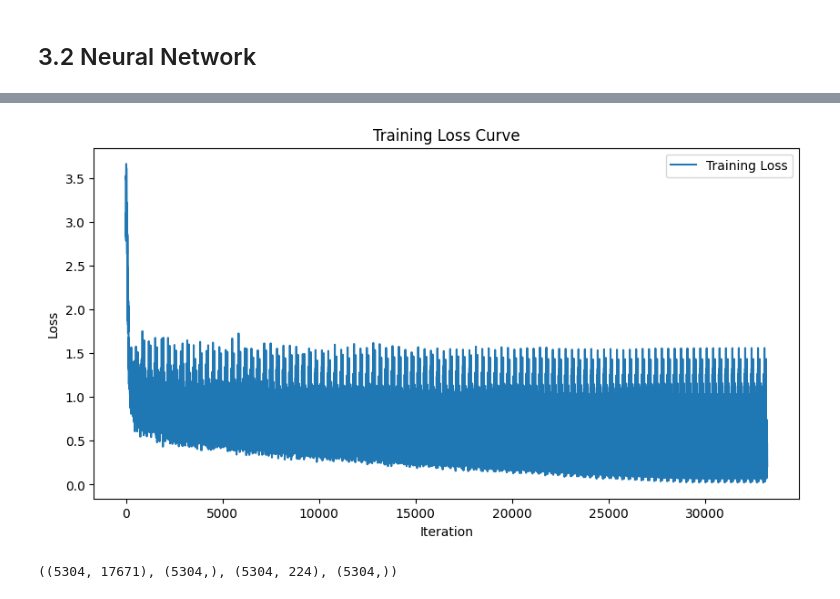
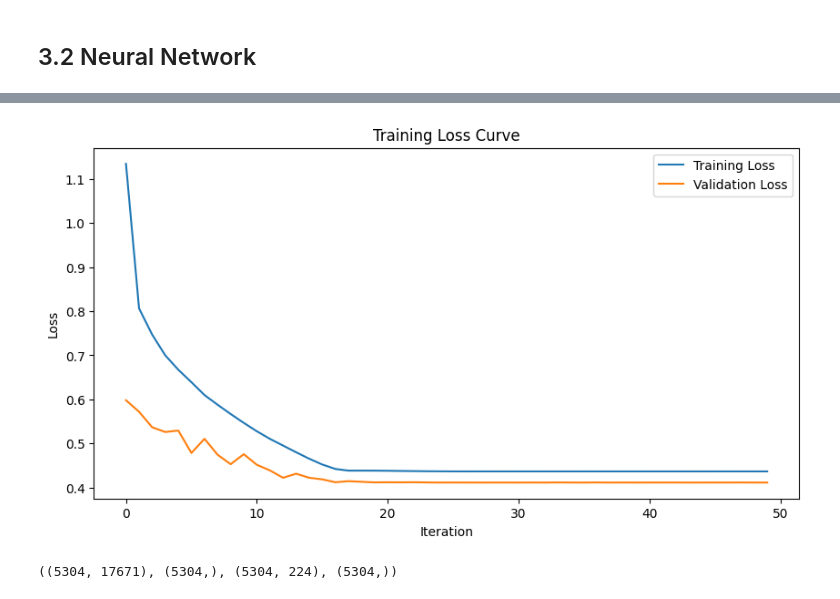
Before and after one commit to tancredelg/pharmahacks25-molecular_forecaster, a Jupyter notebook: starter_notebook.ipynb, the cells around one changed output, grey strips where cells are left out. Drawn from its saved outputs; the diff is of its cells as text; code cells hidden in the pictures.

```diff
--- a/starter_notebook.ipynb
+++ b/starter_notebook.ipynb
@@ -800,6 +800,8 @@ X_final.shape, y_final.shape
 import torch
 import torch.nn as nn
 import torch.optim as optim
+from torch.utils.data import DataLoader, TensorDataset
+
 from sklearn.model_selection import KFold
 from sklearn.metrics import mean_squared_error, mean_absolute_error
 import numpy as np
@@ -833,7 +835,6 @@ class RegressionNN(nn.Module):
 
 # Initialize device (CUDA if available, else CPU)
 device = torch.device("cuda" if torch.cuda.is_available() else "cpu")
-
 # Convert data to PyTorch tensors
 X_tensor = torch.tensor(X_final, dtype=torch.float32).to(device)
 y_tensor = torch.tensor(y_final, dtype=torch.float32).to(device)
@@ -845,36 +846,87 @@ y_train, y_val = y_tensor[:train_size], y_tensor[train_size:]
 # Create model and move it to GPU
 model = RegressionNN(input_dim=224).to(device)
 
-# Define loss and optimizer
-criterion = nn.L1Loss()  # MAE/L1 loss for regression
-optimizer = optim.Adam(model.parameters(), lr=0.0005)
-def train_model(model, criterion, optimizer, X_train, y_train, epochs=100, batch_size=64):
-    model.train()  # Set the model to training mode
-    losses = []
+def train_model(model, X_train, y_train, X_val, y_val, learning_rate=0.001, epochs=100, batch_size=32):
+    """
+    Trains the PyTorch model with the given hyperparameters.
 
+    Parameters:
+    - model: PyTorch neural network
+    - X_train, y_train: Training data
+    - X_val, y_val: Validation data
+    - learning_rate: Learning rate for optimizer
+    - epochs: Number of training epochs
+    - batch_size: Batch size
+
+    Returns:
+    - train_losses: List of training losses per epoch
+    - val_losses: List of validation losses per epoch
+    """
+
+    # Define Loss Function and Optimizer
+    criterion = nn.L1Loss()  # MAE Loss (can change to MSELoss if needed)
+    optimizer = optim.Adam(model.parameters(), lr=learning_rate)
+
+    # Create PyTorch DataLoaders
+    train_dataset = TensorDataset(X_train, y_train)
+    val_dataset = TensorDataset(X_val, y_val)
+
+    train_loader = DataLoader(train_dataset, batch_size=batch_size, shuffle=True)
+    val_loader = DataLoader(val_dataset, batch_size=batch_size, shuffle=False)
+
+    # Store loss history
+    train_losses = []
+    val_losses = []
+
+    # Training Loop
     for epoch in range(epochs):
-        for i in range(0, len(X_train), batch_size):
-            X_batch = X_train[i:i+batch_size]
-            y_batch = y_train[i:i+batch_size]
+        model.train()  # Set model to training mode
+        running_loss = 0.0
 
+        for X_batch, y_batch in train_loader:
             optimizer.zero_grad()
-            outputs = model(X_batch)
-            loss = criterion(outputs.squeeze(), y_batch)
+
+            # Forward pass
+            y_pred = model(X_batch)
+            loss = criterion(y_pred, y_batch)
+
+            # Backpropagation
             loss.backward()
             optimizer.step()
 
-            losses.append(loss.item())
+            running_loss += loss.item()
 
-        print(f"Epoch {epoch}/{epochs}, Loss: {loss.item():.4f}")
+        # Compute average training loss for the epoch
+        train_loss = running_loss / len(train_loader)
+        train_losses.append(train_loss)
 
-    return losses
+        # Validation Phase
+        model.eval()  # Set model to evaluation mode
+        val_loss = 0.0
+
+        with torch.no_grad():
+            for X_batch, y_batch in val_loader:
+                y_pred = model(X_batch)
+                loss = criterion(y_pred, y_batch)
+                val_loss += loss.item()
+
+        # Compute average validation loss for the epoch
+        val_loss /= len(val_loader)
+        val_losses.append(val_loss)
+
+        # Print progress
+        print(f"Epoch [{epoch+1}/{epochs}] - Train Loss: {train_loss:.4f}, Val Loss: {val_loss:.4f}")
+
+    return train_losses, val_losses
 
 # Train the model
-losses = train_model(model, criterion, optimizer, X_train, y_train)
+train_losses, val_losses = train_model(model, X_train, y_train, X_val, y_val, learning_rate=0.001, epochs=50, batch_size=32)
+
 
 # Plot the loss curve
 plt.figure(figsize=(10, 5))
-plt.plot(losses, label='Training Loss')
+plt.plot(train_losses, label='Training Loss')
+plt.plot(val_losses, label='Validation Loss')
 plt.xlabel('Iteration')
 plt.ylabel('Loss')
 plt.title('Training Loss Curve')
@@ -901,4 +953,4 @@ Validation MAE: 0.4116
-[figure, old version]
+[figure, new version]
 # %%
 # Save the trained model
 torch.save(model.state_dict(), 'regression_model.pth')
```
Also changed, not shown: parts of 4 cells of this notebook.
